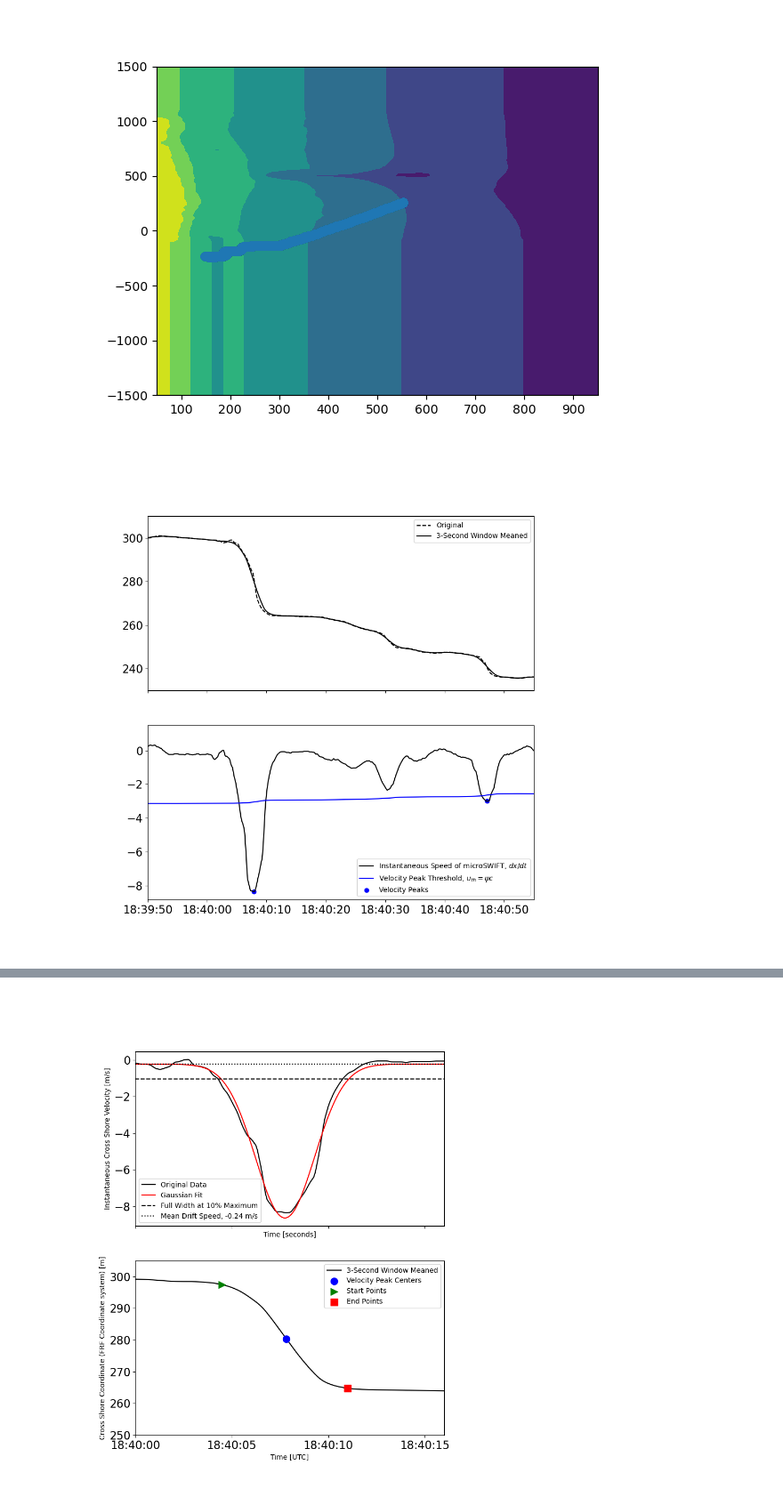
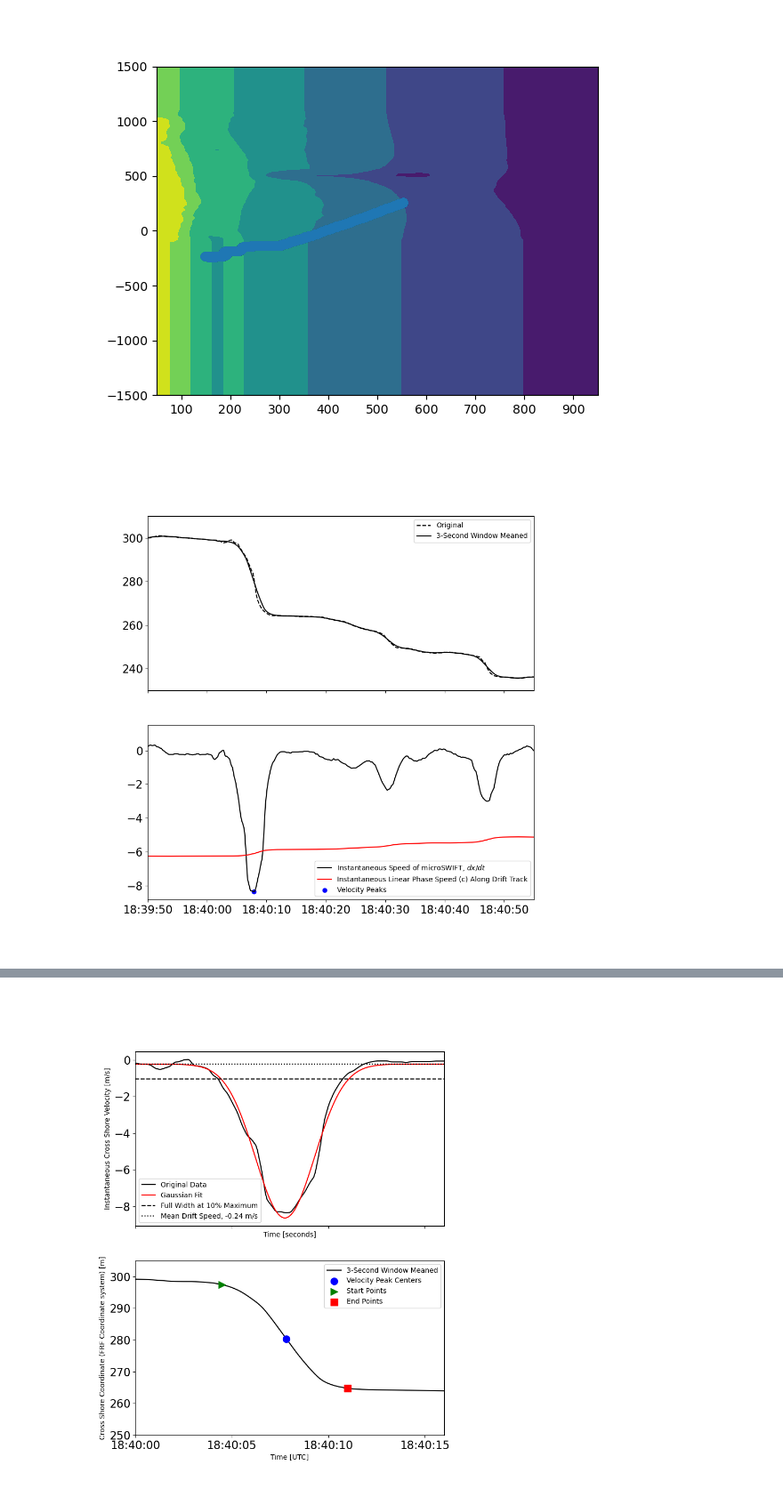
Before and after one commit to edwinrainville/surfing-transport, a Jupyter notebook: analysis/gaussian-fit-example.ipynb, the cells around one changed output, grey strips where cells are left out. Shown: that part at 89% size. Drawn from its saved outputs; the diff is of its cells as text; code cells hidden in the pictures.

Commit message:
Completes updated analysis and figures for the revised manuscript

```diff
--- a/analysis/gaussian-fit-example.ipynb
+++ b/analysis/gaussian-fit-example.ipynb
@@ -129,6 +129,23 @@ y_filtered = window_mean(y, window_size)
 # Compute the instantaneous velocity from the filtered signal
 instantaneous_x_vel = np.gradient(x_filtered, delta_t)
 instantaneous_y_vel = np.gradient(y_filtered, delta_t)
+
+# Compute distance along the track
+x = np.ma.filled(x_locations[trajectory_num,:], np.NaN)
+y = np.ma.filled(y_locations[trajectory_num,:], np.NaN)
+
+# Filter the cross shore time series with window mean
+x_filtered = window_mean(x, window_size)
+y_filtered = window_mean(y, window_size)
+
+# Compute Cross Shore Velocity from Cross Shore Position
+instantaneous_x_vel = np.gradient(x_filtered, delta_t)
+instantaneous_y_vel = np.gradient(y_filtered, delta_t)
+
+# No filter on velocity
+instantaneous_x_vel_nofilter = np.gradient(x, delta_t)
+instantaneous_y_vel_nofilter = np.gradient(y, delta_t)
+instantaneous_total_vel_nofilter = np.sqrt(instantaneous_x_vel_nofilter**2 + instantaneous_y_vel_nofilter**2)
 # %%
 bathy_dataset = nc.Dataset('../data/FRF_geomorphology_DEMs_surveyDEM_20211021.nc')
 x_bathy = bathy_dataset['xFRF'][:]
@@ -175,34 +192,36 @@ trajectory_bathy = bathy_along_track(bathy_file='../data/FRF_geomorphology_DEMs_
                                                     yFRF=y_filtered,
                                                     single_trajectory=True)[0]
 trajectory_depth = trajectory_bathy + water_level
 
 # Compute Linear Phase Speed at each point in track
 phase_speed_along_track = np.sqrt(np.abs(trajectory_depth * 9.8))
 
 # Find the Peaks in the velocity
 distance_between_peaks = int(3*(1/delta_t)) # 3 seconds between points
-vel_threshold = 0.5 * phase_speed_along_track
+# vel_threshold = 0.5 * phase_speed_along_track
+vel_threshold = 1 * phase_speed_along_track
 peak_vel_indices = signal.find_peaks(-instantaneous_x_vel, height=vel_threshold, distance=distance_between_peaks)[0]
 
 fig, (ax1, ax2) = plt.subplots(nrows=2, figsize=(10,10), sharex=True)
 ax1.plot(time, x, color='k', linestyle='dashed', label='Original')
 ax1.plot(time, x_filtered, color='k', label='3-Second Window Meaned')
 # ax1.set_xlabel('Time [UTC]')
 # ax1.set_ylabel('Cross Shore Coordinate (FRF Coordinate system) [m]')
 ax1.set_xlim(datetime.datetime(2021, 10, 8, 18, 39, 50), datetime.datetime(2021, 10, 8, 18, 40, 55))
 ax1.set_ylim(230, 310)
 ax1.legend()
 ax1.tick_params(axis='both', labelsize=16)
 
 # Instantaneous Velocity
 ax2.plot(time, instantaneous_x_vel, color='k', label='Instantaneous Speed of microSWIFT, $dx/dt$')
-# ax2.plot(time, -1 * phase_speed_along_track, color='r', label='Instantaneous Linear Phase Speed (c) Along Drift Track')
-ax2.plot(time, -1 * 0.5*phase_speed_along_track, color='b', label='Velocity Peak Threshold, $u_{th} = \psi c$')
+ax2.plot(time, -1 * phase_speed_along_track, color='r', label='Instantaneous Linear Phase Speed (c) Along Drift Track')
+# ax2.plot(time, -1 * 0.5*phase_speed_along_track, color='b', label='Velocity Peak Threshold, $u_{th} = \psi c$')
+# ax2.plot(time, -1 * phase_speed_along_track, color='b', label='Velocity Peak Threshold, $u_{th} = \psi c$')
 ax2.scatter(time[peak_vel_indices], instantaneous_x_vel[peak_vel_indices], color='b', label='Velocity Peaks')
 # ax2.set_xlabel('Time [UTC]')
 # ax2.set_ylabel('Cross Shore Speed [m/s]')
 ax2.set_xlim(datetime.datetime(2021, 10, 8, 18, 39, 50), datetime.datetime(2021, 10, 8, 18, 40, 55))
 ax2.legend()
 ax2.tick_params(axis='both', labelsize=16)
 # %% [output]
-[figure, old version]
+[figure, new version]
```
Also changed, not shown: parts of 3 cells of this notebook, 10 other files.
